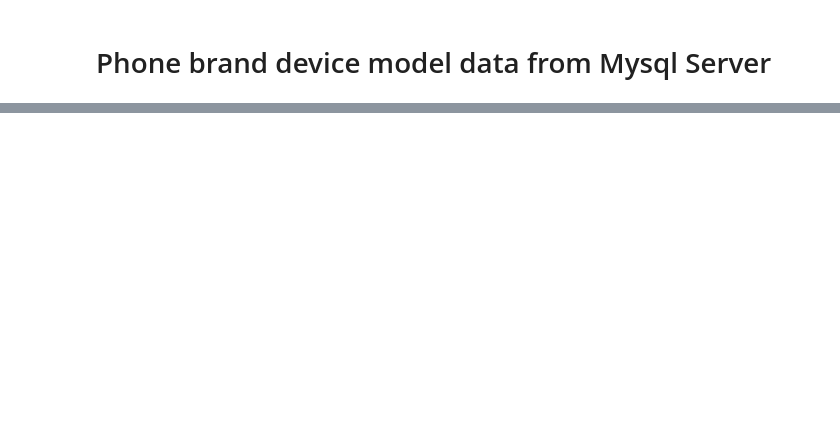
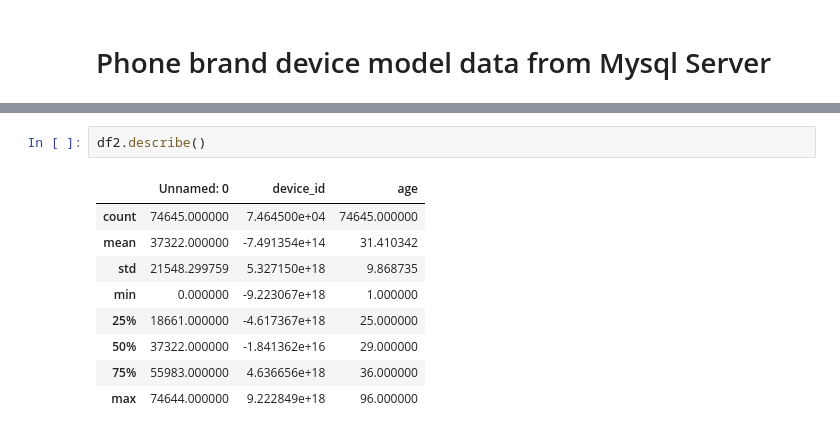
Before and after one commit to ShubhamCJagtap/Capstone_Project_1_EDA, a Jupyter notebook: Capstone_project_1_Mobile_Events_EDA_colab_notebook.ipynb, the cells around one changed output, grey strips where cells are left out. Drawn from its saved outputs; the diff is of its cells as text; blank space fills up the shorter version.

```diff
--- a/Capstone_project_1_Mobile_Events_EDA_colab_notebook.ipynb
+++ b/Capstone_project_1_Mobile_Events_EDA_colab_notebook.ipynb
@@ -245,0 +291,12 @@ df2.head(10)
+# %%
+df2.describe()
+# %% [output]
+|  | Unnamed: 0 | device_id | age |
+| count | 74645.000000 | 7.464500e+04 | 74645.000000 |
+| mean | 37322.000000 | -7.491354e+14 | 31.410342 |
+| std | 21548.299759 | 5.327150e+18 | 9.868735 |
+| min | 0.000000 | -9.223067e+18 | 1.000000 |
+| 25% | 18661.000000 | -4.617367e+18 | 25.000000 |
+| 50% | 37322.000000 | -1.841362e+16 | 29.000000 |
+| 75% | 55983.000000 | 4.636656e+18 | 36.000000 |
+| max | 74644.000000 | 9.222849e+18 | 96.000000 |
```
Also changed, not shown: parts of 39 cells of this notebook.
